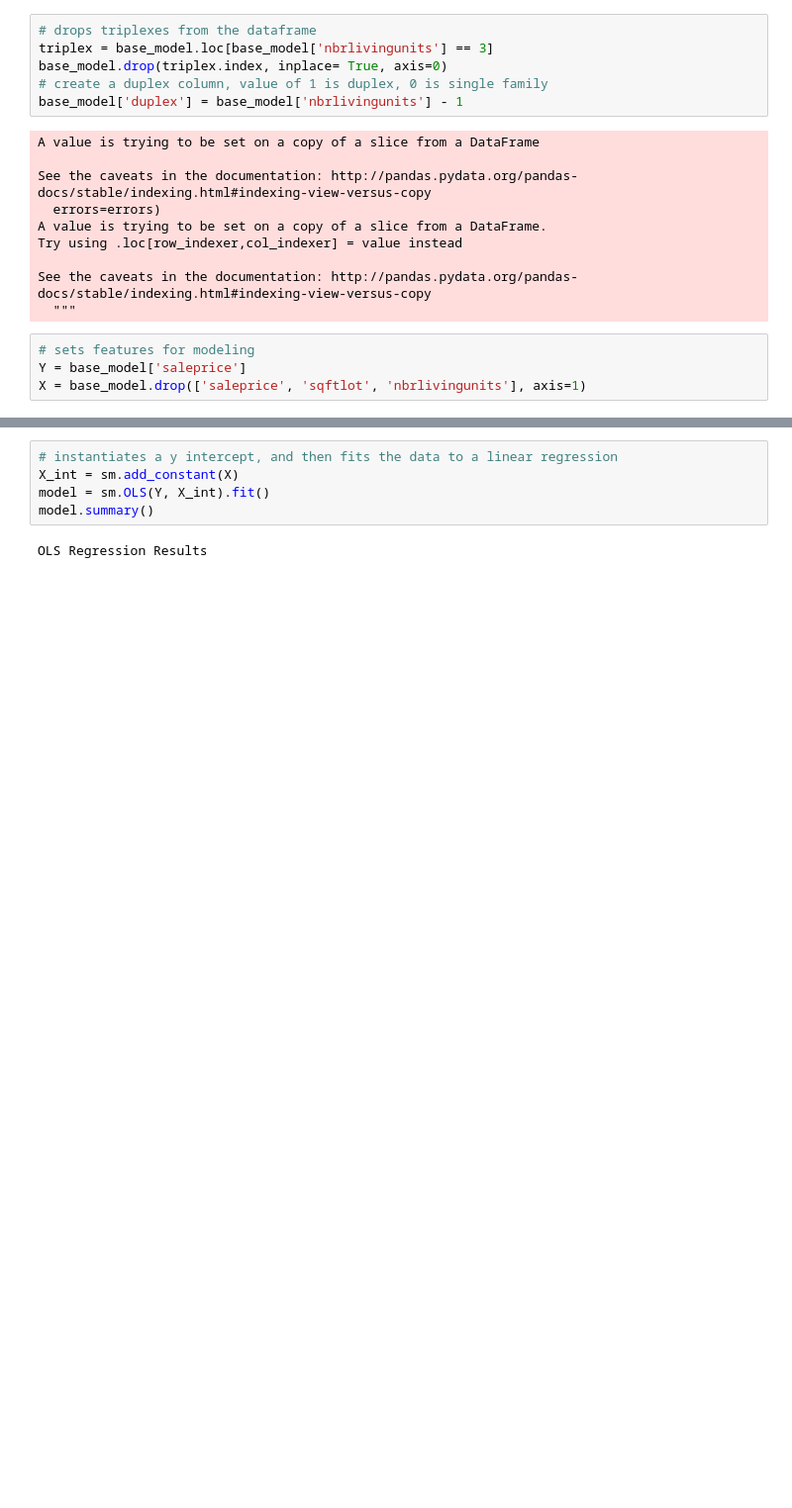
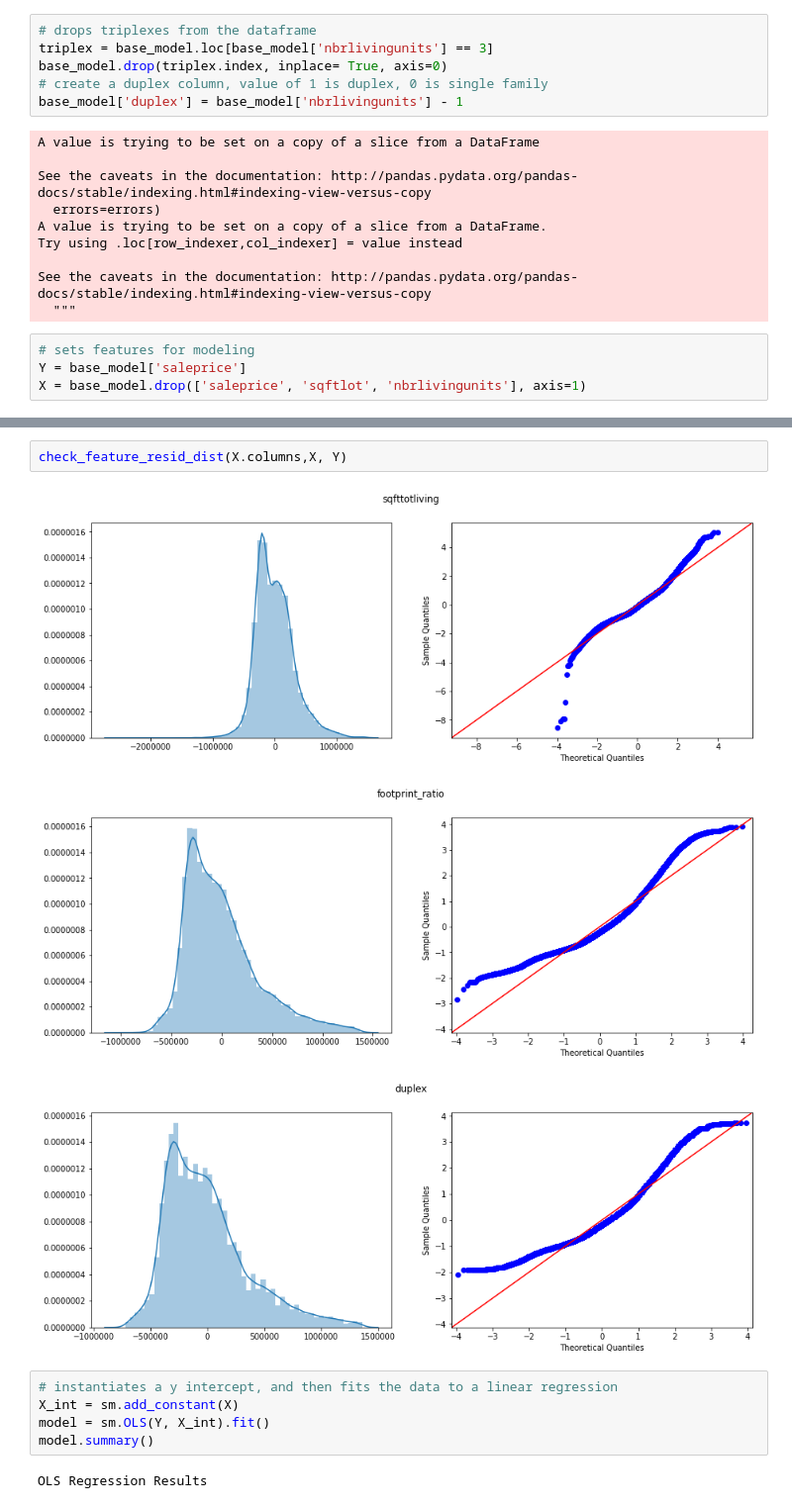
Before and after one commit to aabrahamson3/king-county-housing, a Jupyter notebook: notebooks/exploratory/02-aa-eda.ipynb, the cells around one changed output, grey strips where cells are left out. Shown at 99% size. Drawn from its saved outputs; the diff is of its cells as text; blank space fills up the shorter version.

```diff
--- a/notebooks/exploratory/02-aa-eda.ipynb
+++ b/notebooks/exploratory/02-aa-eda.ipynb
@@ -346,3 +359,9 @@ X = base_model.drop(['saleprice', 'sqftlot', 'nbrlivingunits'], axis=1)
+# %%
+check_feature_resid_dist(X.columns,X, Y)
+# %% [output]
+[figure, added]
+[figure, added]
+[figure, added]
 # %%
 # instantiates a y intercept, and then fits the data to a linear regression
 X_int = sm.add_constant(X)
```
Also changed, not shown: parts of 1 cell of this notebook, 1 other file.
